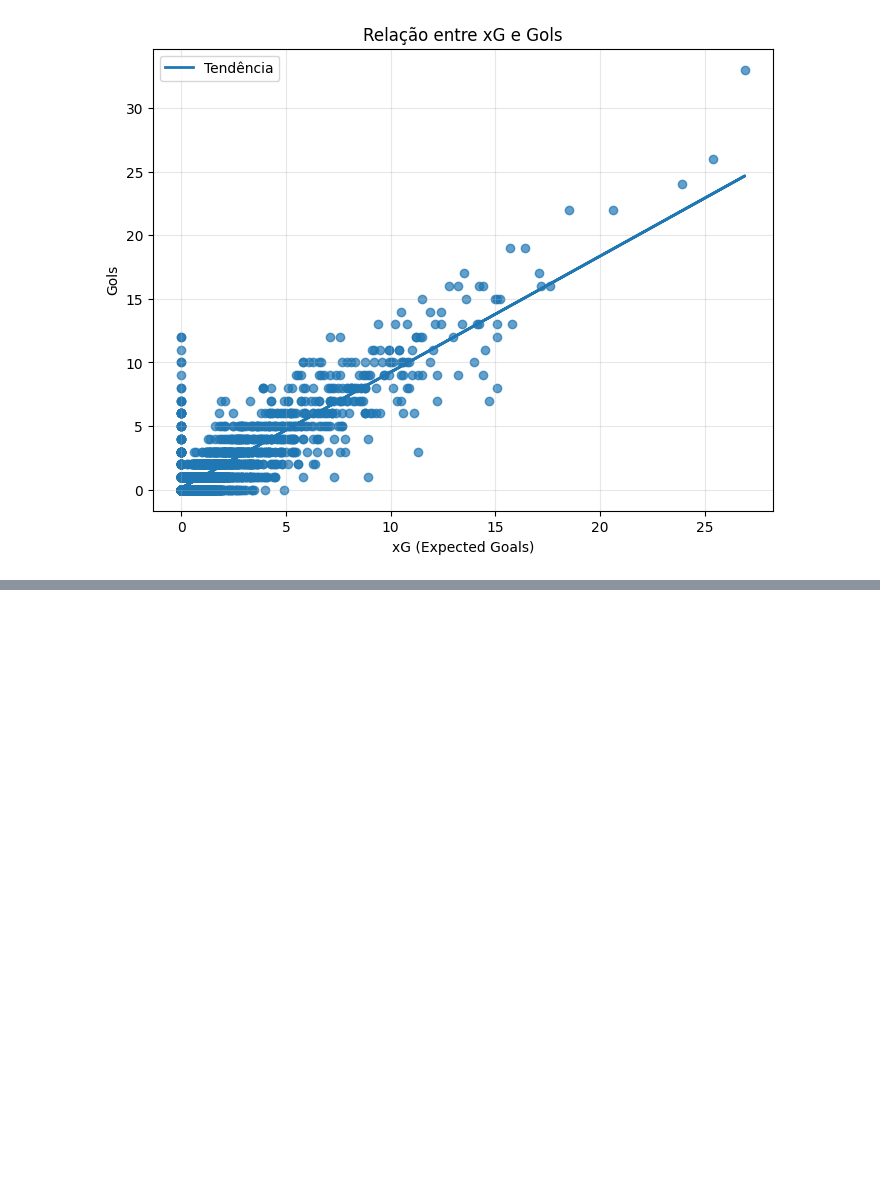
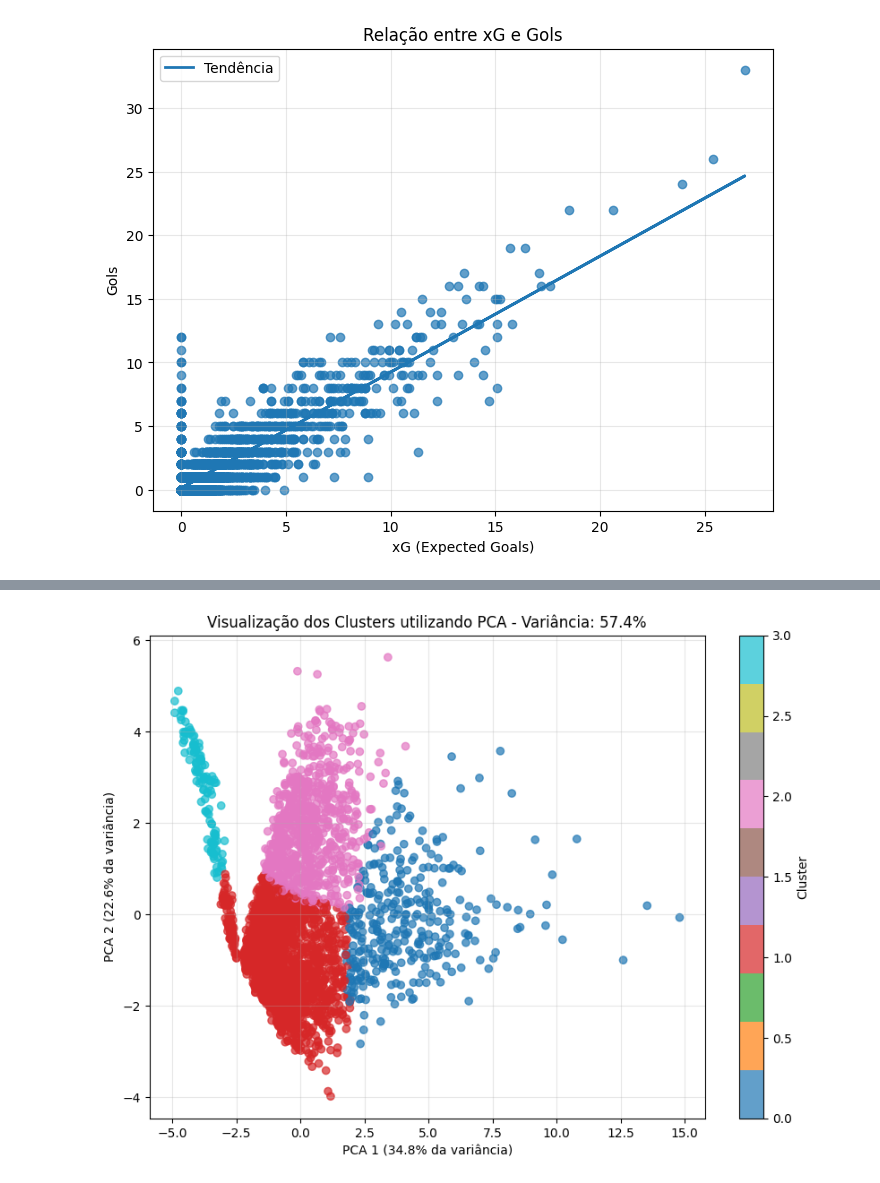
Before and after one commit to GabiMangili/DataMiningTrabalho, a Jupyter notebook: datamining.ipynb, the cells around one changed output, grey strips where cells are left out. Drawn from its saved outputs; the diff is of its cells as text; code cells hidden in the pictures; blank space fills up the shorter version.

```diff
--- a/datamining.ipynb
+++ b/datamining.ipynb
@@ -624,0 +793,18 @@ plt.show()
+# %%
+
+kmeans = KMeans(
+    n_clusters=4,
+    random_state=42,
+    n_init=10
+)
+
+dataset_cluster = dataset_final.copy()
+
+dataset_cluster["cluster"] = kmeans.fit_predict(X_scaled)
+
+dataset_cluster["cluster"].value_counts().sort_index()
+
+pd.crosstab(
+    dataset_cluster["cluster"],
+    dataset_cluster["posicao"]
+)
@@ -624,0 +848,39 @@ plt.show()
+# %%
+from sklearn.decomposition import PCA
+import matplotlib.pyplot as plt
+
+pca = PCA(n_components=2)
+X_pca = pca.fit_transform(X_scaled)
+
+dataset_cluster["PCA1"] = X_pca[:,0]
+dataset_cluster["PCA2"] = X_pca[:,1]
+
+variancia = pca.explained_variance_ratio_
+
+plt.figure(figsize=(10,7))
+
+scatter = plt.scatter(
+    dataset_cluster["PCA1"],
+    dataset_cluster["PCA2"],
+    c=dataset_cluster["cluster"],
+    cmap="tab10",
+    alpha=0.7
+)
+
+plt.colorbar(scatter,label="Cluster")
+
+plt.xlabel(
+    f"PCA 1 ({variancia[0]*100:.1f}% da variância)"
+)
+
+plt.ylabel(
+    f"PCA 2 ({variancia[1]*100:.1f}% da variância)"
+)
+
+plt.title(f"Visualização dos Clusters utilizando PCA - Variância: {variancia.sum()*100:.1f}%")
+
+plt.grid(alpha=0.3)
+
+plt.show()
+# %% [output]
+[figure, added]
```
Also changed, not shown: parts of 13 cells of this notebook, 2 other files.
